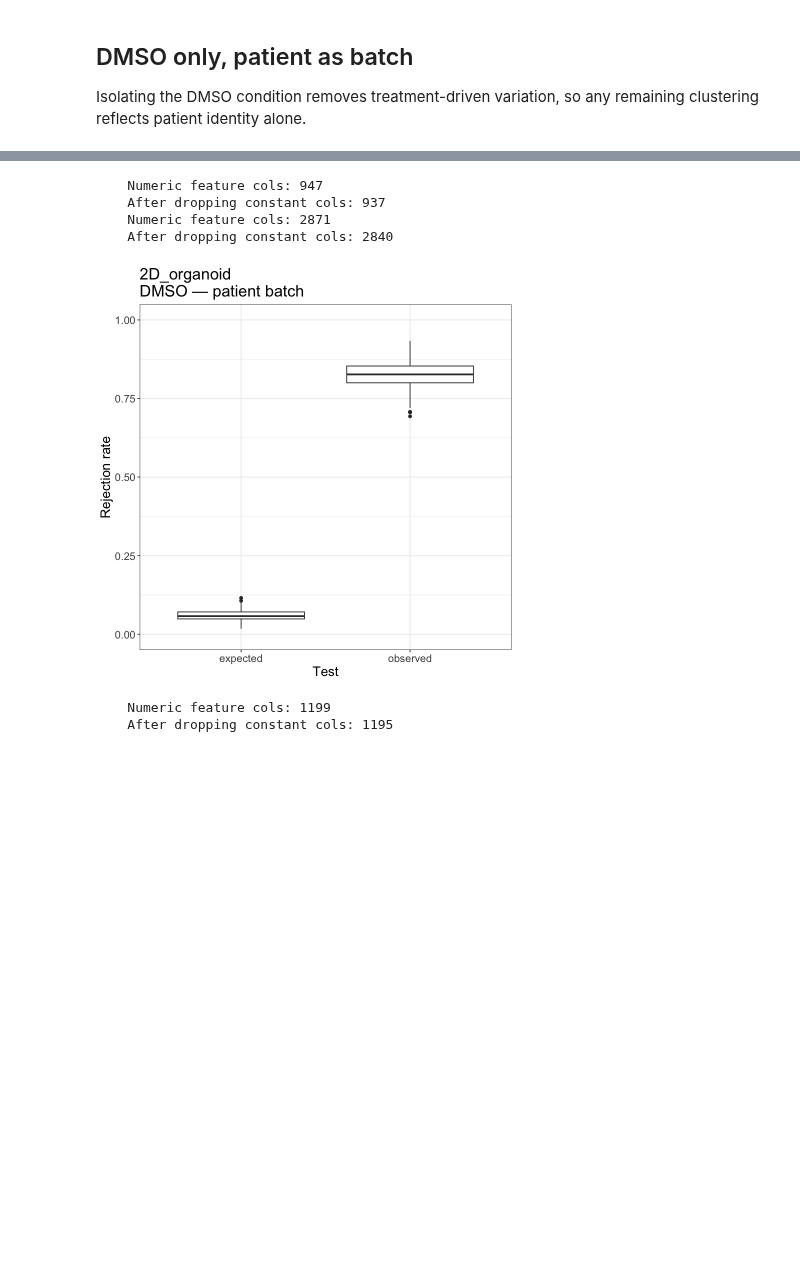
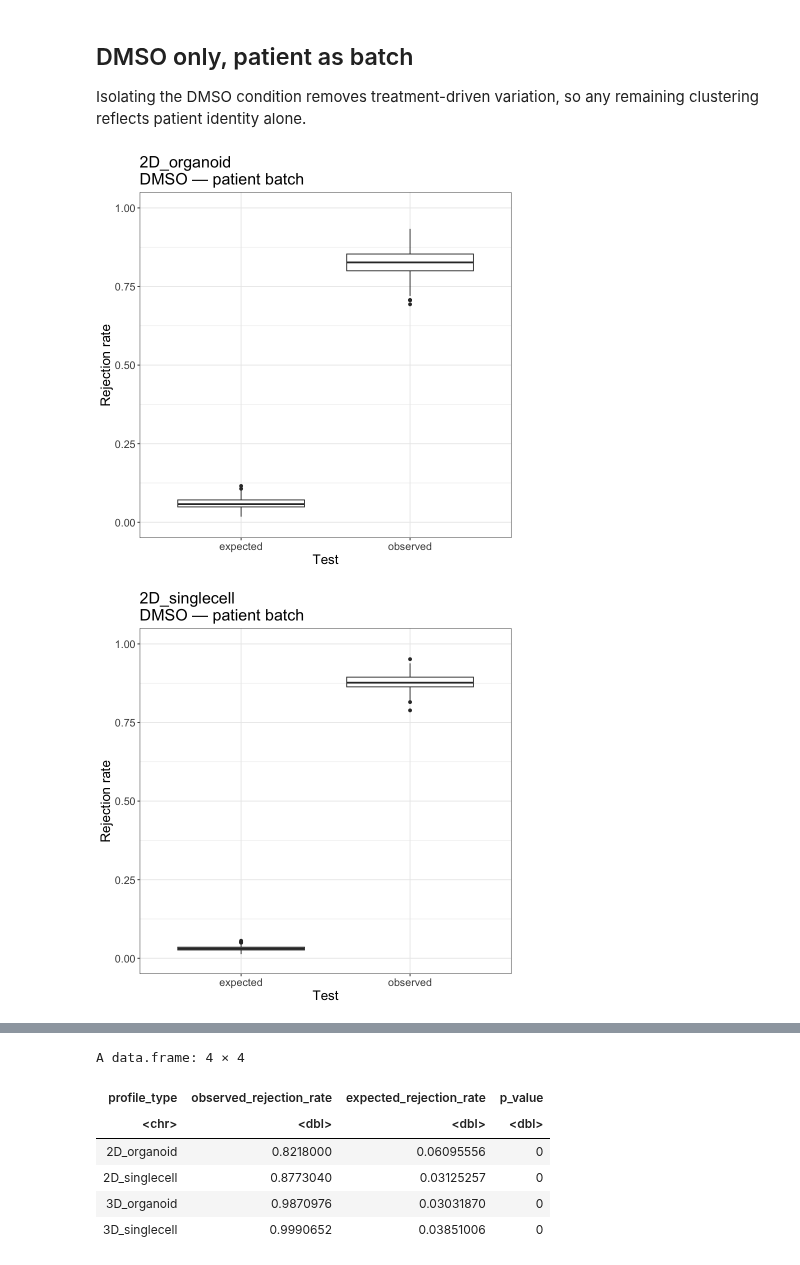
Before and after one commit to MikeLippincott/NF1_organoid_profile_analysis, a Jupyter notebook: 1.EDA/notebooks/14.kbet_analysis.ipynb, the cells around one changed output, grey strips where cells are left out. Saved outputs shown, nothing was run; the diff lists cells and outputs as text; code cells hidden in the pictures; blank space fills up the shorter version.

```diff
--- a/1.EDA/notebooks/14.kbet_analysis.ipynb
+++ b/1.EDA/notebooks/14.kbet_analysis.ipynb
@@ -130,31 +130,33 @@ for (prof in profiles) {
         data  = c(result$stats$kBET.observed, result$stats$kBET.expected)
     )
     p <- ggplot(plot.data, aes(class, data)) +
         geom_boxplot() +
         labs(
             x     = "Test",
             y     = "Rejection rate",
             title = paste0(prof$label, "\nDMSO — patient batch")
         ) +
         theme_bw() +
         theme(text = element_text(size = 16)) +
         scale_y_continuous(limits = c(0, 1))
     print(p)
 
     ggsave(
         file.path(figures_path, paste0("kbet_dmso_", prof$label, "_patient.png")),
         p, width = 5, height = 7, units = "in", dpi = 300
     )
 
     dmso_results[[length(dmso_results) + 1]] <- data.frame(
         profile_type            = prof$label,
         observed_rejection_rate = result$summary["mean", "kBET.observed"],
         expected_rejection_rate = result$summary["mean", "kBET.expected"],
         p_value                 = result$summary["mean", "kBET.signif"],
         stringsAsFactors        = FALSE
     )
 }
 
 dmso_summary <- do.call(rbind, dmso_results)
-dmso_summary
+head(dmso_summary)
 # %% [output]
+[figure]
+[figure, added]
@@ -161,7 +164,7 @@ dmso_summary
-    Numeric feature cols: 947
-    After dropping constant cols: 937
-    Numeric feature cols: 2871
-    After dropping constant cols: 2840
+A data.frame: 4 × 4
-[figure]
-    Numeric feature cols: 1199
-    After dropping constant cols: 1195
+| profile_type | observed_rejection_rate | expected_rejection_rate | p_value |
+| <chr> | <dbl> | <dbl> | <dbl> |
+| 2D_organoid | 0.8218000 | 0.06095556 | 0 |
+| 2D_singlecell | 0.8773040 | 0.03125257 | 0 |
+| 3D_organoid | 0.9870976 | 0.03031870 | 0 |
+| 3D_singlecell | 0.9990652 | 0.03851006 | 0 |
```
Also changed, not shown: parts of 2 cells of this notebook, 2 other files.
